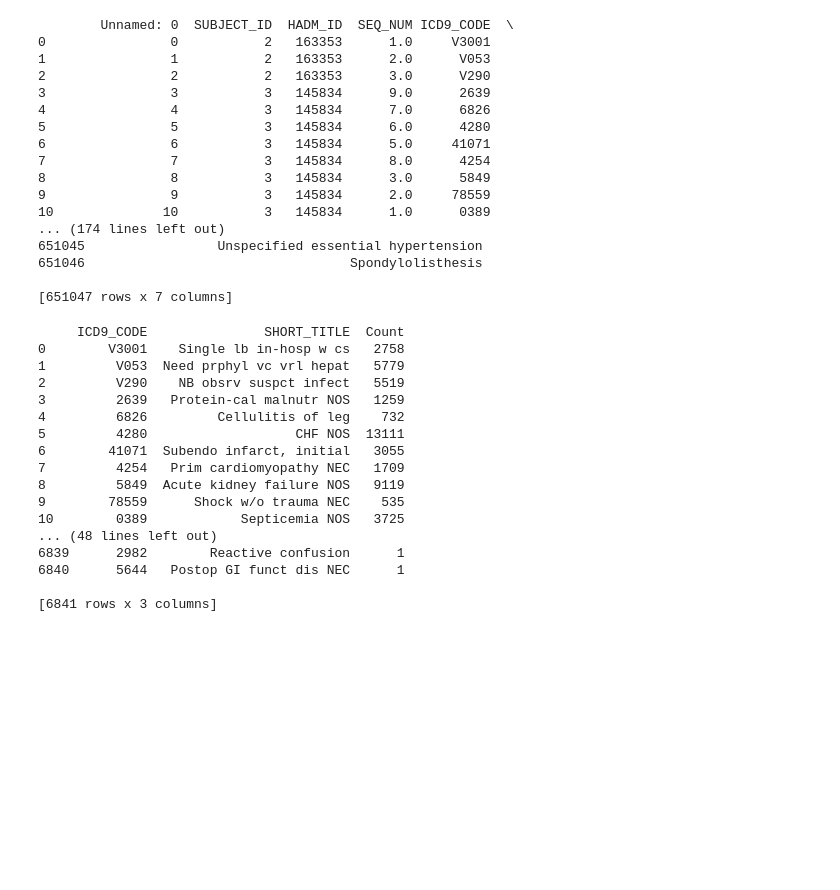
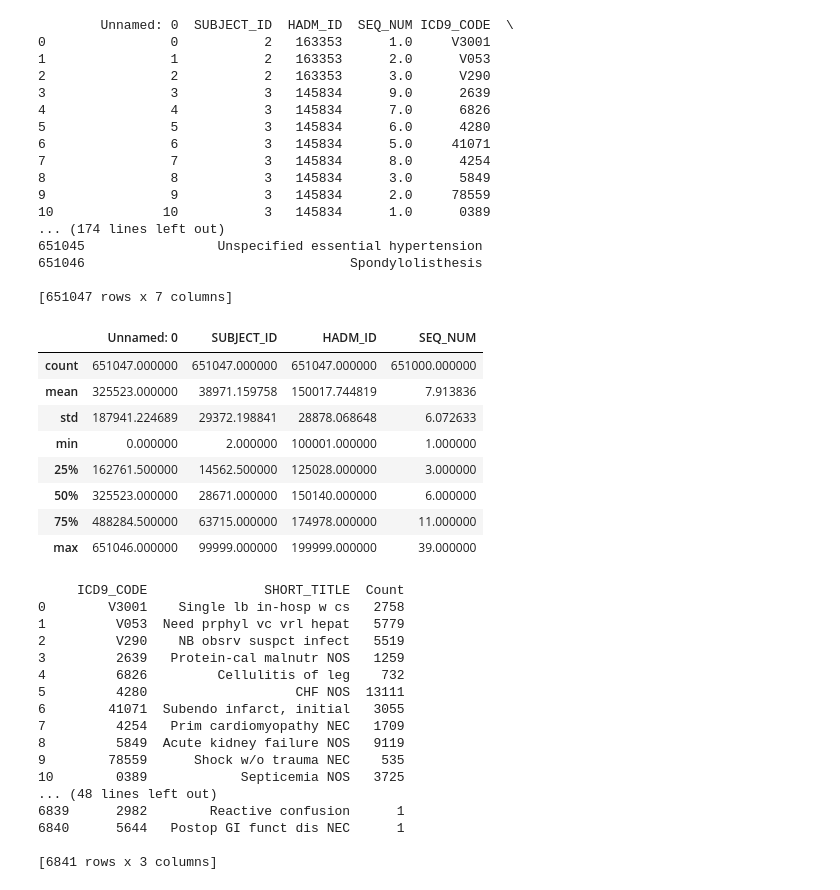
Before and after one commit to kathy908000/Health-Care-Research, a Jupyter notebook: mimiciii_diagnosis_analysis.ipynb, the cells around one changed output. Cells and saved outputs as stored; diff of their text form; code cells hidden in the pictures; blank space fills up the shorter version.

```diff
--- a/mimiciii_diagnosis_analysis.ipynb
+++ b/mimiciii_diagnosis_analysis.ipynb
@@ -30,3 +30,15 @@ print(data)
 651046                                  Spondylolisthesis
 
 [651047 rows x 7 columns]
+# %%
+data.describe()
+# %% [output]
+|  | Unnamed: 0 | SUBJECT_ID | HADM_ID | SEQ_NUM |
+| count | 651047.000000 | 651047.000000 | 651047.000000 | 651000.000000 |
+| mean | 325523.000000 | 38971.159758 | 150017.744819 | 7.913836 |
+| std | 187941.224689 | 29372.198841 | 28878.068648 | 6.072633 |
+| min | 0.000000 | 2.000000 | 100001.000000 | 1.000000 |
+| 25% | 162761.500000 | 14562.500000 | 125028.000000 | 3.000000 |
+| 50% | 325523.000000 | 28671.000000 | 150140.000000 | 6.000000 |
+| 75% | 488284.500000 | 63715.000000 | 174978.000000 | 11.000000 |
+| max | 651046.000000 | 99999.000000 | 199999.000000 | 39.000000 |
```
Also changed, not shown: parts of 7 cells of this notebook, 1 other file.
